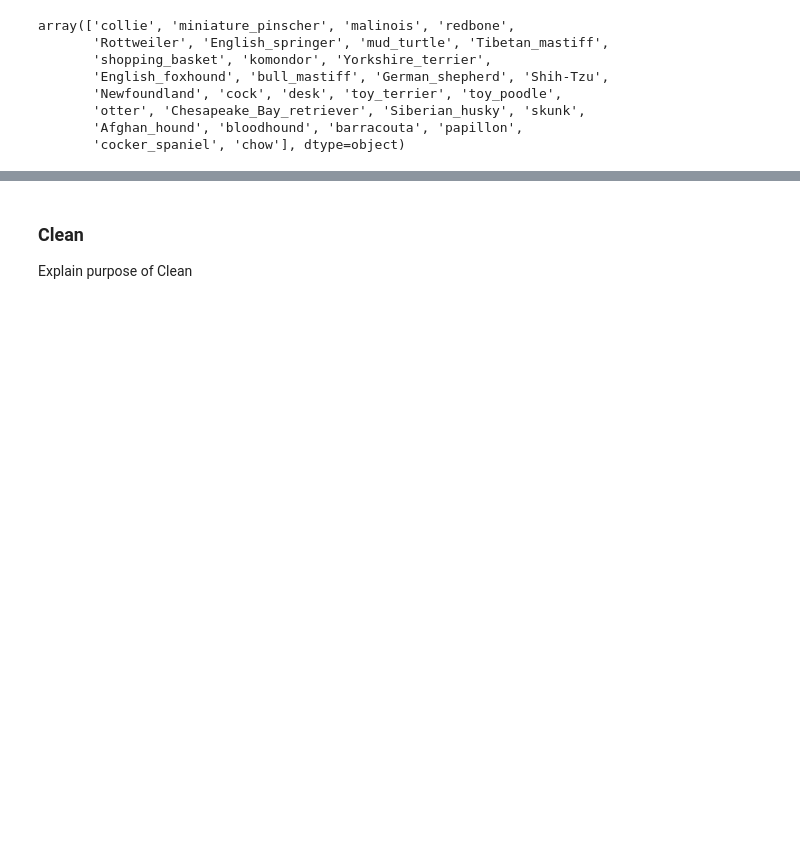
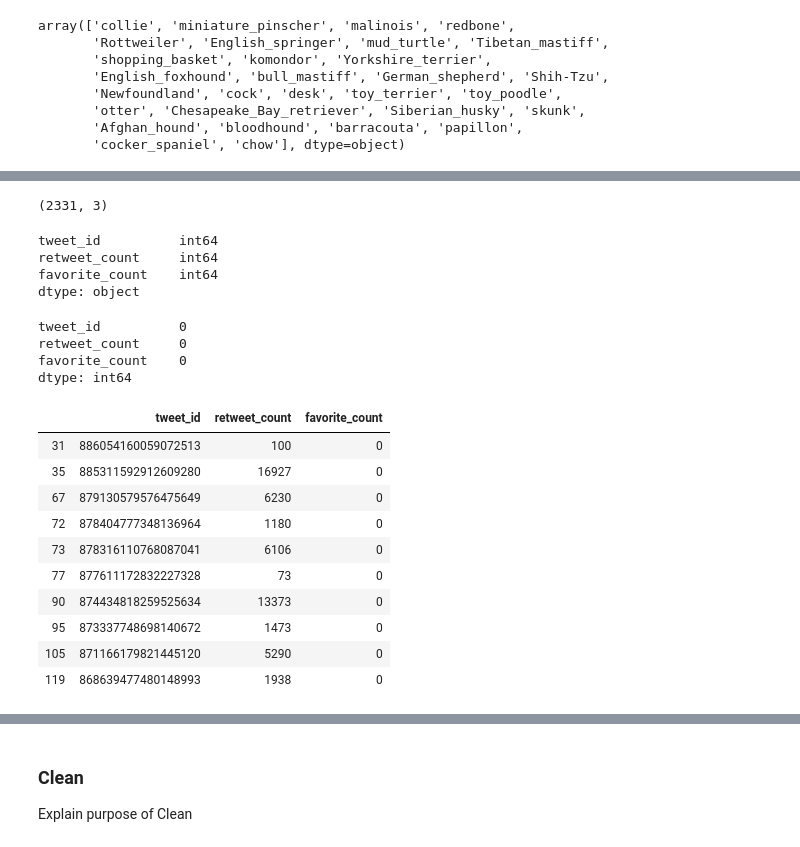
Before and after one commit to Nevesgmd/WeRateDogs-twitter-analysis, a Jupyter notebook: wrangle_act.ipynb, the cells around one changed output, grey strips where cells are left out. Saved outputs shown, nothing was run; the diff lists cells and outputs as text; code cells hidden in the pictures; blank space fills up the shorter version.

Commit message:
feat: assess completed
Assess was completed for each piece of data. Nine quality problems and five organizational problems were identified. Documentation of the code it's up to date.

```diff
--- a/wrangle_act.ipynb
+++ b/wrangle_act.ipynb
@@ -422,0 +457,37 @@ array(['collie', 'miniature_pinscher', 'malinois', 'redbone',
+# %%
+# Checking tweet_extra_data_df shape
+tweet_extra_data_df.shape
+# %% [output]
+(2331, 3)
+# %%
+# Checking columns data types
+tweet_extra_data_df.dtypes
+# %% [output]
+tweet_id          int64
+retweet_count     int64
+favorite_count    int64
+dtype: object
+# %%
+# Looking for missing values
+tweet_extra_data_df.isnull().sum()
+# %% [output]
+tweet_id          0
+retweet_count     0
+favorite_count    0
+dtype: int64
+# %%
+# Creating a variable for 10 random rows with 0 favorites
+zero_favs_sample = tweet_extra_data_df.query('favorite_count == 0').head(10)
+zero_favs_sample
+# %% [output]
+|  | tweet_id | retweet_count | favorite_count |
+| 31 | 886054160059072513 | 100 | 0 |
+| 35 | 885311592912609280 | 16927 | 0 |
+| 67 | 879130579576475649 | 6230 | 0 |
+| 72 | 878404777348136964 | 1180 | 0 |
+| 73 | 878316110768087041 | 6106 | 0 |
+| 77 | 877611172832227328 | 73 | 0 |
+| 90 | 874434818259525634 | 13373 | 0 |
+| 95 | 873337748698140672 | 1473 | 0 |
+| 105 | 871166179821445120 | 5290 | 0 |
+| 119 | 868639477480148993 | 1938 | 0 |
```
Also changed, not shown: parts of 22 cells of this notebook.
